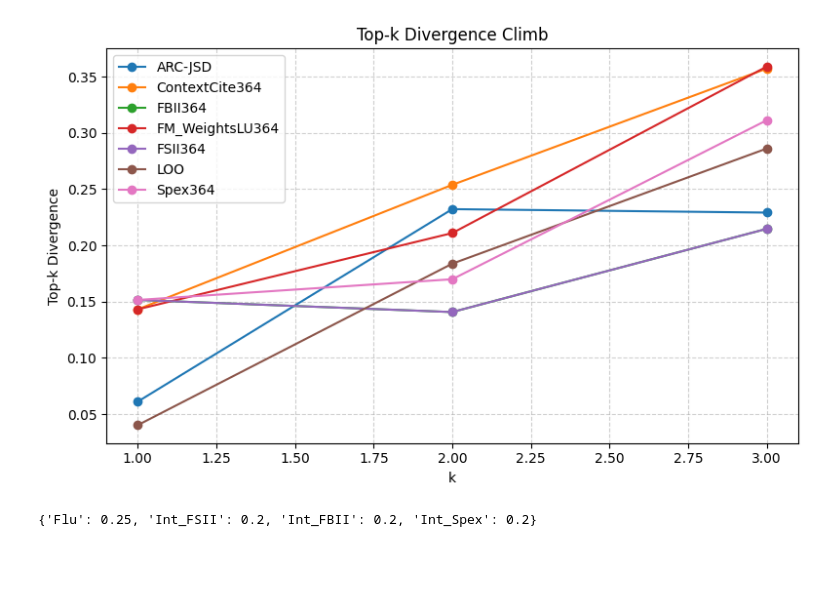
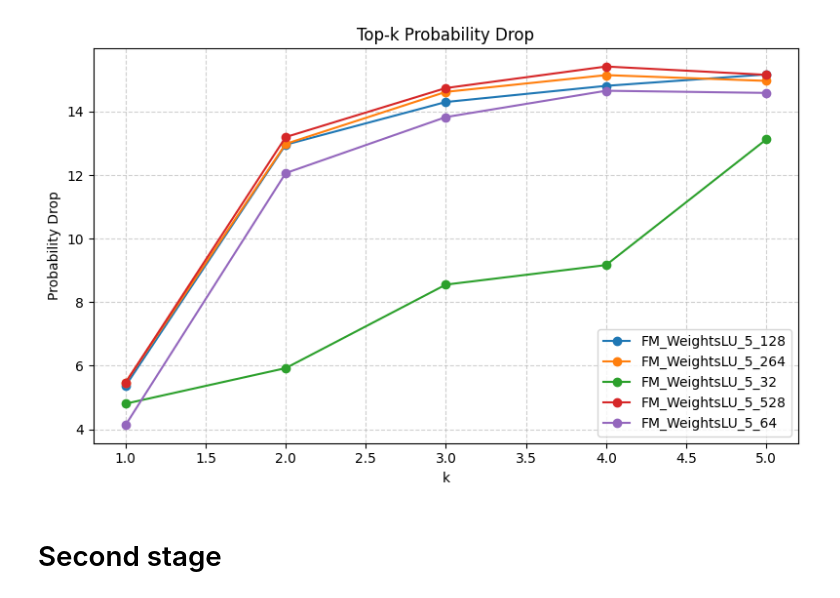
Before and after one commit to iNema9590/LLMX, a Jupyter notebook: Notebooks/synthetic_synergy.ipynb, the cells around one changed output. Drawn from its saved outputs; the diff is of its cells as text; code cells hidden in the pictures; blank space fills up the shorter version.

Commit message:
Extensive experiment with changing rank and budget

```diff
--- a/Notebooks/synthetic_synergy.ipynb
+++ b/Notebooks/synthetic_synergy.ipynb
@@ -290,3 +214,9 @@ Successfully loaded 1355 cached utility entries.
+# %%
+with open(f"../Experiment_data/synthetic/Llama-3.1-8B-Instruct/duplicates/results.pkl", "rb") as f:
+    all_results = pickle.load(f)
+
+with open(f"../Experiment_data/synthetic/Llama-3.1-8B-Instruct/duplicates/extras.pkl", "rb") as f:
+    extras = pickle.load(f)
 # %%
 import pandas as pd
 import numpy as np
@@ -343,6 +269,6 @@ def summarize_and_print(all_results, k_values=[1, 2, 3]):
 
     return df_summary
 # %%
-df_res=summarize_and_print(all_results, k_values=[1, 2,3])
+df_res=summarize_and_print(all_results, k_values=[1, 2, 3,4,5])
 # %% [output]
 === Metrics Summary Across All Queries ===
@@ -395,19 +538,20 @@ plot_recall_at_k(recall_table, k_values=[1, 2, 3, 4, 5])
 # %%
 plt.figure(figsize=(8, 5))
 for method in df_res.index:
-    plt.plot(
-        [1, 2, 3],
-        df_res.loc[method, ['topk_response_probability_k1', 'topk_response_probability_k2', 'topk_response_probability_k3']],
-        marker='o',
-        label=method
-    )
+    if "FM_WeightsLU_5" in method:
+        plt.plot(
+            [1, 2, 3,4,5],
+            df_res.loc[method, ['topk_probability_k1', 'topk_probability_k2', 'topk_probability_k3', 'topk_probability_k4', 'topk_probability_k5']],
+            marker='o',
+            label=method
+        )
 
 plt.xlabel('k')
-plt.ylabel('Top-k Divergence')
-plt.title('Top-k Divergence Climb')
+plt.ylabel('Probability Drop')
+plt.title('Top-k Probability Drop')
 plt.legend()
 plt.grid(True, linestyle='--', alpha=0.6)
 plt.tight_layout()
 plt.show()
 # %% [output]
-[figure, old version]
+[figure, new version]
@@ -416,3 +558,5 @@ all_results
+# %% [markdown]
+# Second stage
 # %%
 import numpy as np
 
@@ -451,7 +595,3 @@ def evaluate_methods(extras, k, m, interaction_type="max"):
     # Convert to fraction of experiments
     results = {method: scores[method] / n_experiments for method in methods}
     return results
-# %%
-evaluate_methods(extras, k=0, m=1, interaction_type="max")
-# %% [output]
-{'Flu': 0.25, 'Int_FSII': 0.2, 'Int_FBII': 0.2, 'Int_Spex': 0.2}
```
Also changed, not shown: parts of 17 cells of this notebook, 5 other files.
